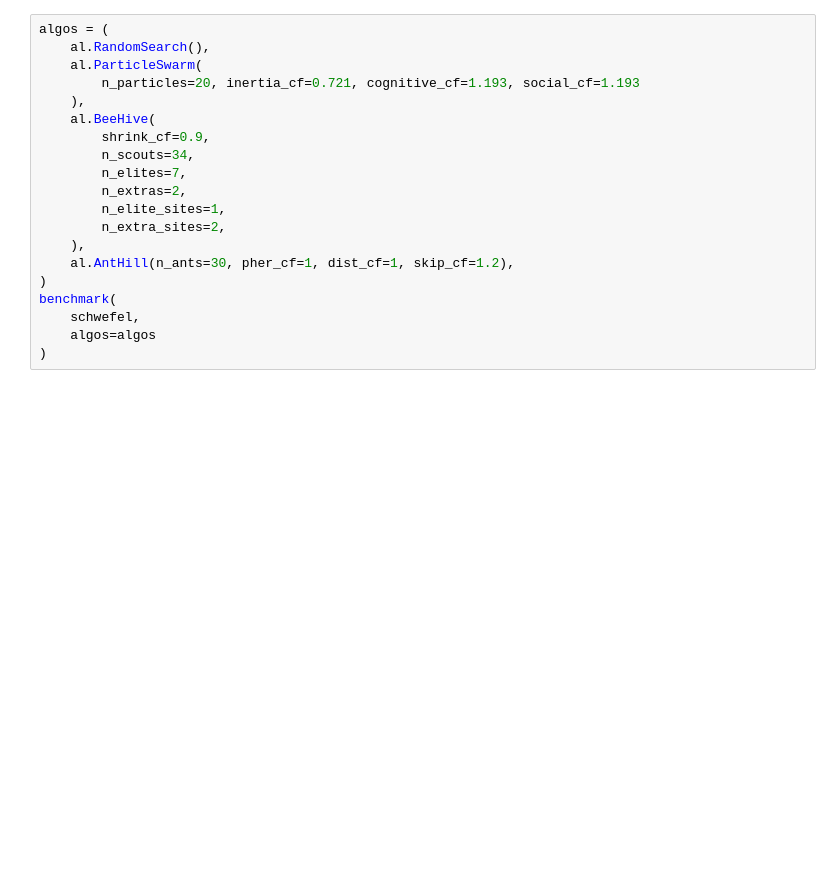
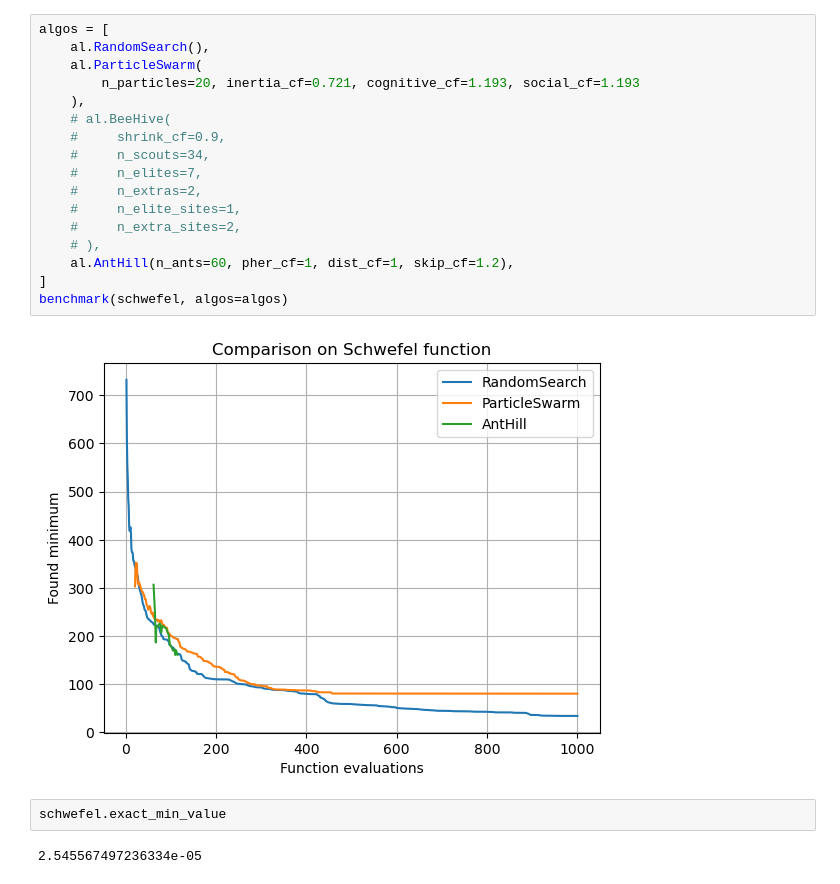
Before and after one commit to makcymal/si, a Jupyter notebook: comparison.ipynb, the cells around one changed output. Drawn from its saved outputs; the diff is of its cells as text; blank space fills up the shorter version.

```diff
--- a/comparison.ipynb
+++ b/comparison.ipynb
@@ -76,22 +86,25 @@ def benchmark(func, algos, n_iters=50, eval_calls_lim=1000):
     axes.set_title(title)
     fig.savefig(f"benchmarks/{title}.png", dpi=300)
 # %%
-algos = (
+algos = [
     al.RandomSearch(),
     al.ParticleSwarm(
         n_particles=20, inertia_cf=0.721, cognitive_cf=1.193, social_cf=1.193
     ),
-    al.BeeHive(
-        shrink_cf=0.9,
-        n_scouts=34,
-        n_elites=7,
-        n_extras=2,
-        n_elite_sites=1,
-        n_extra_sites=2,
-    ),
-    al.AntHill(n_ants=30, pher_cf=1, dist_cf=1, skip_cf=1.2),
-)
-benchmark(
-    schwefel,
-    algos=algos
-)
+    # al.BeeHive(
+    #     shrink_cf=0.9,
+    #     n_scouts=34,
+    #     n_elites=7,
+    #     n_extras=2,
+    #     n_elite_sites=1,
+    #     n_extra_sites=2,
+    # ),
+    al.AntHill(n_ants=60, pher_cf=1, dist_cf=1, skip_cf=1.2),
+]
+benchmark(schwefel, algos=algos)
+# %% [output]
+[figure, added]
+# %%
+schwefel.exact_min_value
+# %% [output]
+2.545567497236334e-05
```
Also changed, not shown: parts of 3 cells of this notebook, 1 other file.
